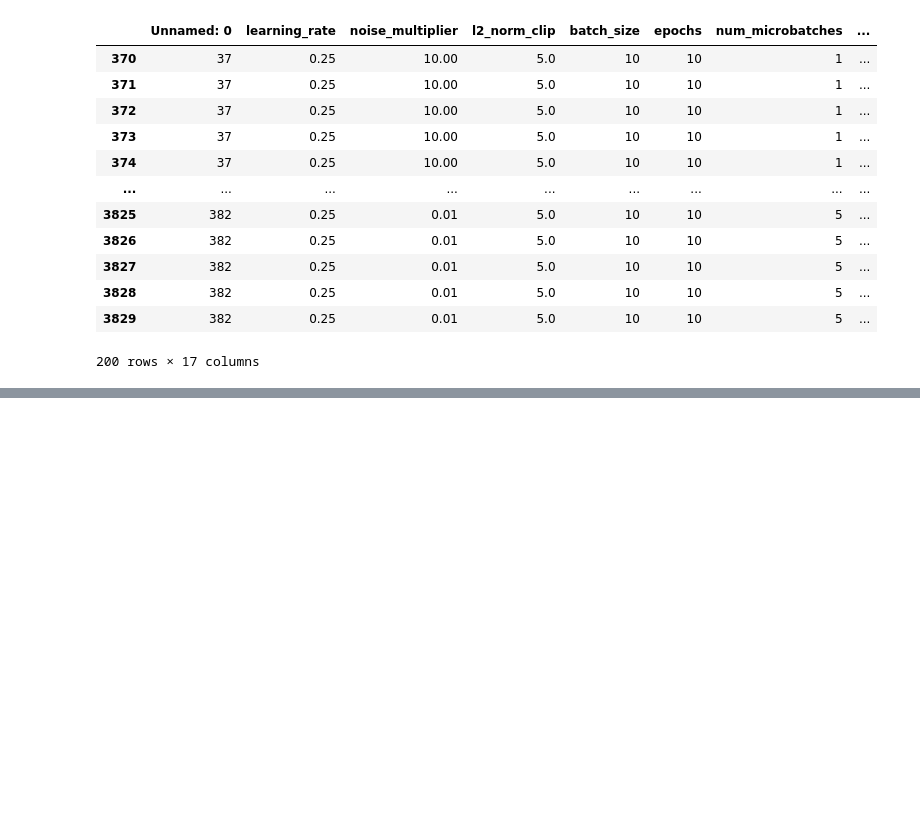
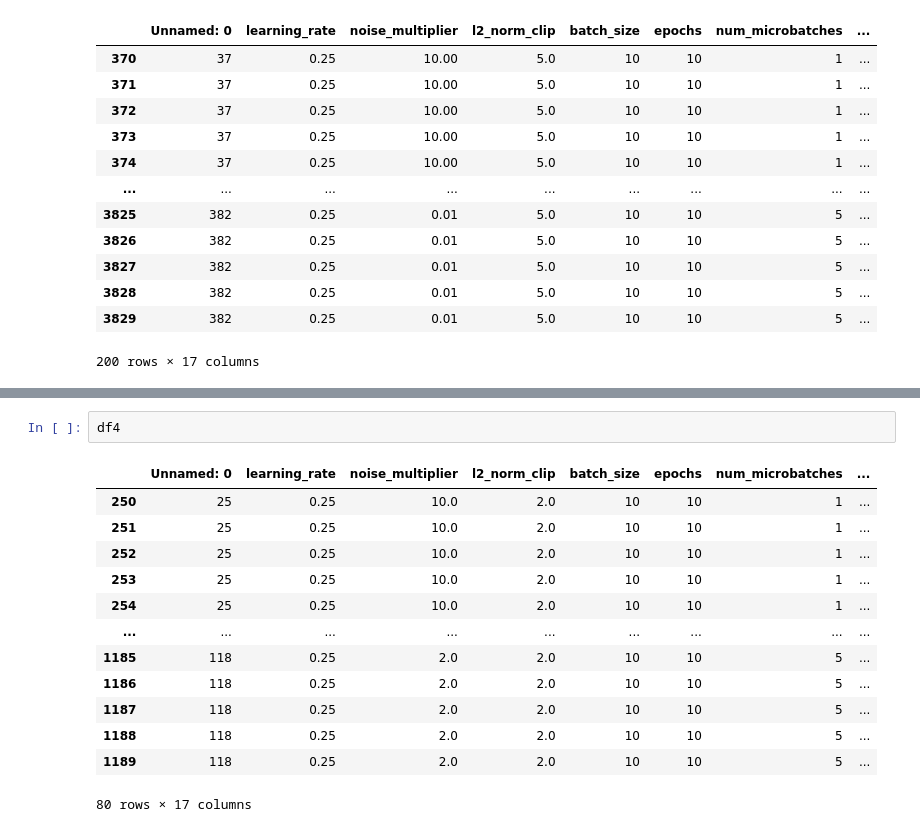
Before and after one commit to Serverless-Federated-Learning/FedLesScan, a Jupyter notebook: experiments/privacy/local-dp-tradeoff-analysis-plots.ipynb, the cells around one changed output, grey strips where cells are left out. Cells and saved outputs as stored; diff of their text form; blank space fills up the shorter version.

```diff
--- a/experiments/privacy/local-dp-tradeoff-analysis-plots.ipynb
+++ b/experiments/privacy/local-dp-tradeoff-analysis-plots.ipynb
@@ -166,0 +189,16 @@ df3
+# %%
+df4
+# %% [output]
+|  | Unnamed: 0 | learning_rate | noise_multiplier | l2_norm_clip | batch_size | epochs | num_microbatches | ... |
+| 250 | 25 | 0.25 | 10.0 | 2.0 | 10 | 10 | 1 | ... |
+| 251 | 25 | 0.25 | 10.0 | 2.0 | 10 | 10 | 1 | ... |
+| 252 | 25 | 0.25 | 10.0 | 2.0 | 10 | 10 | 1 | ... |
+| 253 | 25 | 0.25 | 10.0 | 2.0 | 10 | 10 | 1 | ... |
+| 254 | 25 | 0.25 | 10.0 | 2.0 | 10 | 10 | 1 | ... |
+| ... | ... | ... | ... | ... | ... | ... | ... | ... |
+| 1185 | 118 | 0.25 | 2.0 | 2.0 | 10 | 10 | 5 | ... |
+| 1186 | 118 | 0.25 | 2.0 | 2.0 | 10 | 10 | 5 | ... |
+| 1187 | 118 | 0.25 | 2.0 | 2.0 | 10 | 10 | 5 | ... |
+| 1188 | 118 | 0.25 | 2.0 | 2.0 | 10 | 10 | 5 | ... |
+| 1189 | 118 | 0.25 | 2.0 | 2.0 | 10 | 10 | 5 | ... |
+80 rows × 17 columns
```
Also changed, not shown: parts of 1 cell of this notebook, 4 other files.
